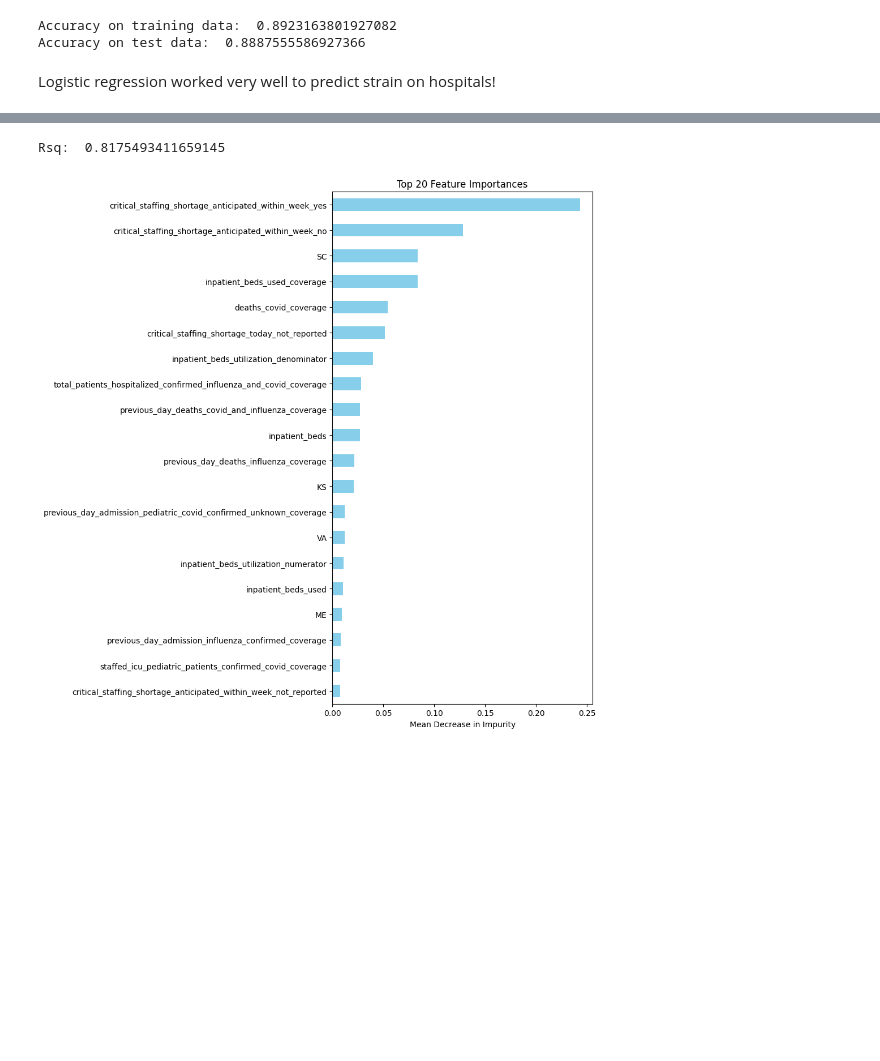
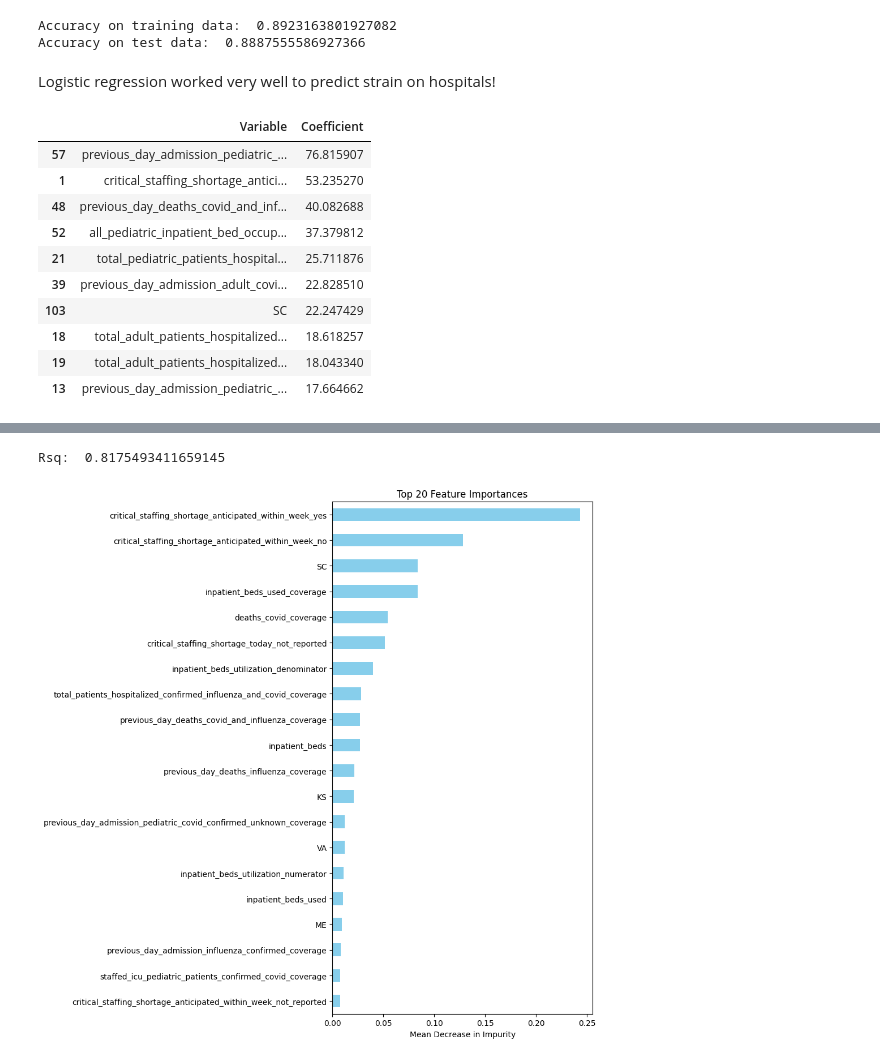
Before and after one commit to hasitanalluri/mlgroupproject, a Jupyter notebook: ML_Final_Project_Results.ipynb, the cells around one changed output, grey strips where cells are left out. Drawn from its saved outputs; the diff is of its cells as text; code cells hidden in the pictures; blank space fills up the shorter version.

```diff
--- a/ML_Final_Project_Results.ipynb
+++ b/ML_Final_Project_Results.ipynb
@@ -122,3 +122,31 @@ Accuracy on training data:  0.8923163801927082
 Accuracy on test data:  0.8887555586927366
 # %% [markdown]
 Logistic regression worked very well to predict strain on hospitals!
+# %%
+coef_df = pd.DataFrame({'Variable': reg.feature_names_in_, 'Coefficient': reg.coef_[0]})
+
+# Add a column for absolute value of coefficients
+coef_df['Abs_Coefficient'] = coef_df['Coefficient'].abs()
+
+# Sort by absolute coefficient value and take top 20
+top_20 = coef_df.sort_values(by='Abs_Coefficient', ascending=False).head(20)
+
+# Positive coefficients
+positive_coef = top_20[top_20['Coefficient'] > 0][['Variable', 'Coefficient']]
+
+# Negative coefficients
+negative_coef = top_20[top_20['Coefficient'] < 0][['Variable', 'Coefficient']]
+# %%
+positive_coef.head(10)
+# %% [output]
+|  | Variable | Coefficient |
+| 57 | previous_day_admission_pediatric_... | 76.815907 |
+| 1 | critical_staffing_shortage_antici... | 53.235270 |
+| 48 | previous_day_deaths_covid_and_inf... | 40.082688 |
+| 52 | all_pediatric_inpatient_bed_occup... | 37.379812 |
+| 21 | total_pediatric_patients_hospital... | 25.711876 |
+| 39 | previous_day_admission_adult_covi... | 22.828510 |
+| 103 | SC | 22.247429 |
+| 18 | total_adult_patients_hospitalized... | 18.618257 |
+| 19 | total_adult_patients_hospitalized... | 18.043340 |
+| 13 | previous_day_admission_pediatric_... | 17.664662 |
```
Also changed, not shown: parts of 1 cell of this notebook.
